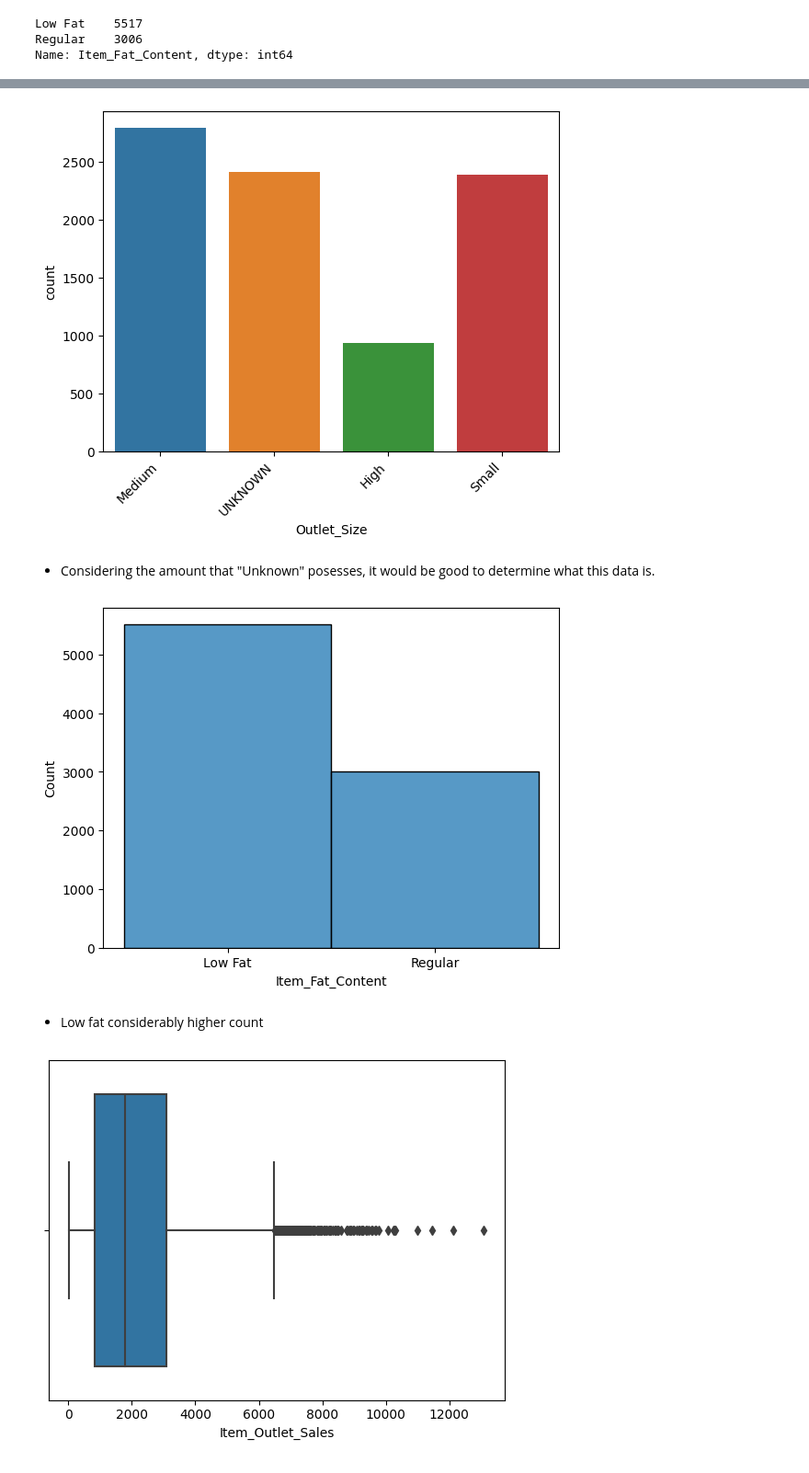
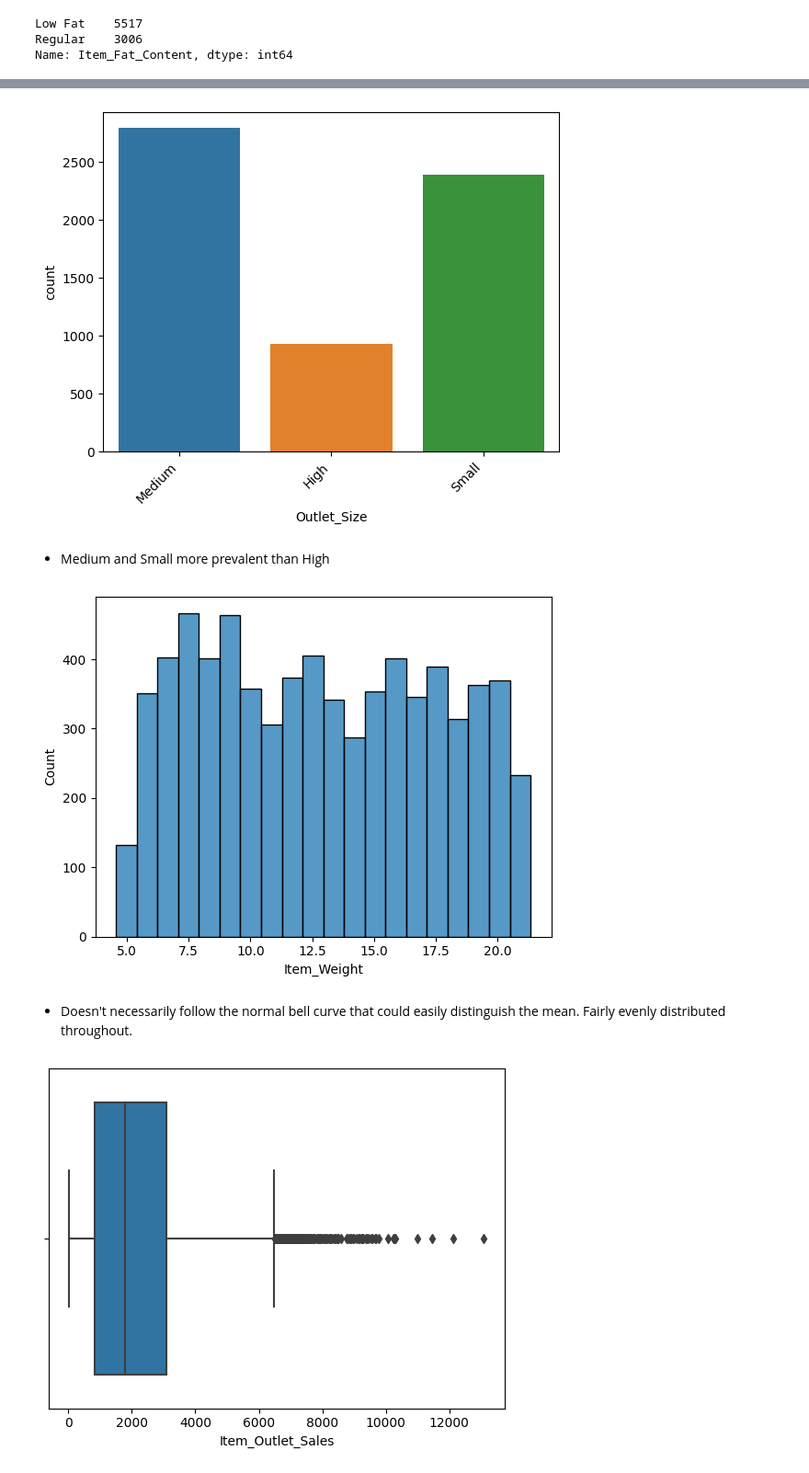
Before and after one commit to coryncates/Prediction-of-Product-Sales, a Jupyter notebook: Copy_of_PredictionOfProdSales.ipynb, the cells around one changed output, grey strips where cells are left out. Shown at 92% size. Cells and saved outputs as stored; diff of their text form; code cells hidden in the pictures.

```diff
--- a/Copy_of_PredictionOfProdSales.ipynb
+++ b/Copy_of_PredictionOfProdSales.ipynb
@@ -182,7 +325,3 @@ num_cols
 Index(['Item_Weight', 'Item_Visibility', 'Item_MRP',
        'Outlet_Establishment_Year', 'Item_Outlet_Sales'],
       dtype='object')
-# %%
-# Use the list of num names to fill null values with a -2
-df_predict[num_cols] = df_predict[num_cols].fillna(-2)
-df_predict[num_cols].isna().sum() # Confirms that missing values have been replaced
@@ -215,4 +335,0 @@ dtype: int64
-# %%
-# Use the list of cat names to fill null values with a UNKNOWN
-df_predict[cat_cols] = df_predict[cat_cols].fillna('UNKNOWN')
-df_predict[cat_cols].isna().sum()
@@ -306,13 +390,14 @@ df_predict.describe()
 ax = sns.countplot(data = df_predict, x = 'Outlet_Size')
 ax.set_xticklabels(ax.get_xticklabels(), rotation=45, ha='right');
 # %% [output]
-[figure, old version]
+[figure, new version]
-# %% [markdown]
-- Considering the amount that "Unknown" posesses, it would be good to determine what this data is.
+# %% [markdown]
+- Medium and Small more prevalent than High
 # %%
-ax = sns.histplot(data = df_predict, x = 'Item_Fat_Content')
+# Distribution of Item Weight
+ax = sns.histplot(data = df_predict, x = 'Item_Weight')
 # %% [output]
-[figure, old version]
+[figure, new version]
-# %% [markdown]
--  Low fat considerably higher count
+# %% [markdown]
+-  Doesn't necessarily follow the normal bell curve that could easily distinguish the mean.  Fairly evenly distributed throughout.
 # %%
```
Also changed, not shown: parts of 68 cells of this notebook.
